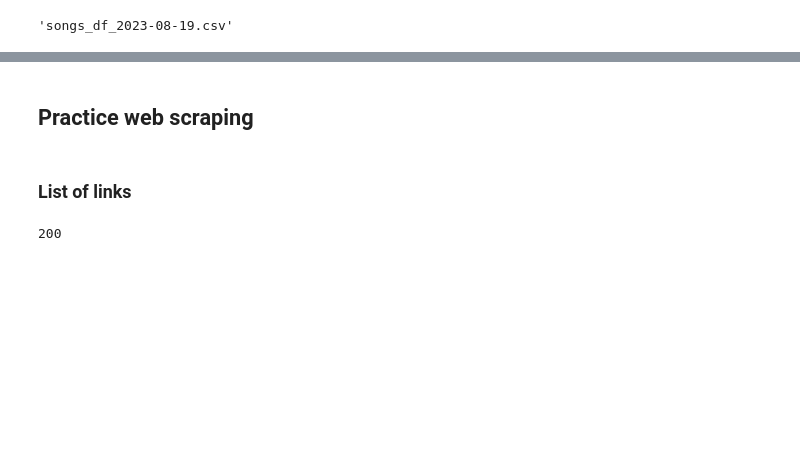
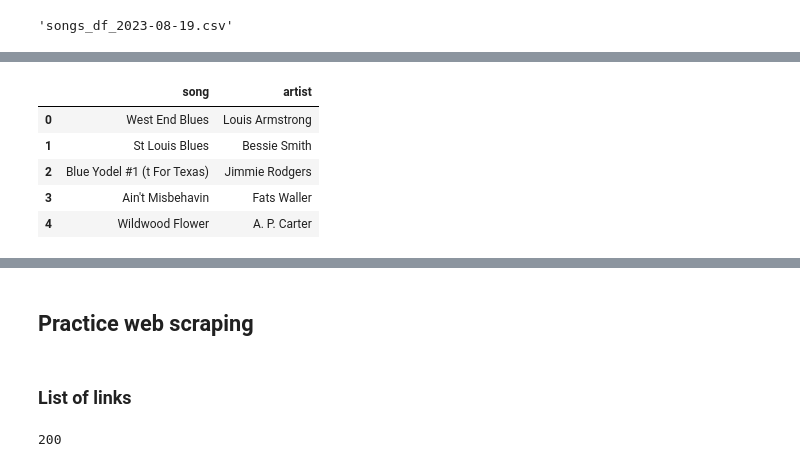
Before and after one commit to RetCast/56_lab-web-scraping-multiple-pages, a Jupyter notebook: web-scraping-multiple-pages.ipynb, the cells around one changed output, grey strips where cells are left out. Cells and saved outputs as stored; diff of their text form; code cells hidden in the pictures; blank space fills up the shorter version.

```diff
--- a/web-scraping-multiple-pages.ipynb
+++ b/web-scraping-multiple-pages.ipynb
@@ -509,0 +526,13 @@ merged_df.to_csv(namefile, index=False)
+# %%
+columns_to_keep = ['track_name', 'artist']
+
+cleaned_df3 = kaggle_data.loc[:, columns_to_keep]
+cleaned_df3.columns = ['song', 'artist']
+cleaned_df3.head()
+# %% [output]
+|  | song | artist |
+| 0 | West End Blues | Louis Armstrong |
+| 1 | St Louis Blues | Bessie Smith |
+| 2 | Blue Yodel #1 (t For Texas) | Jimmie Rodgers |
+| 3 | Ain't Misbehavin | Fats Waller |
+| 4 | Wildwood Flower | A. P. Carter |
```
Also changed, not shown: parts of 16 cells of this notebook.
